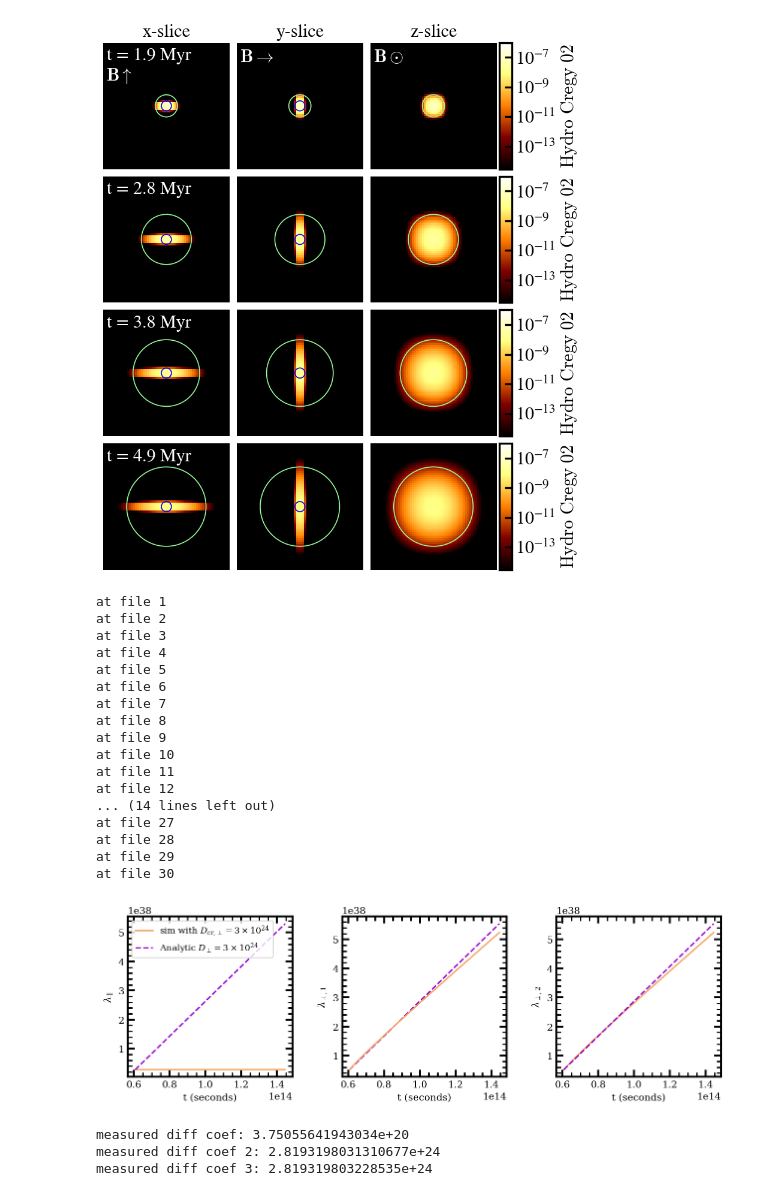
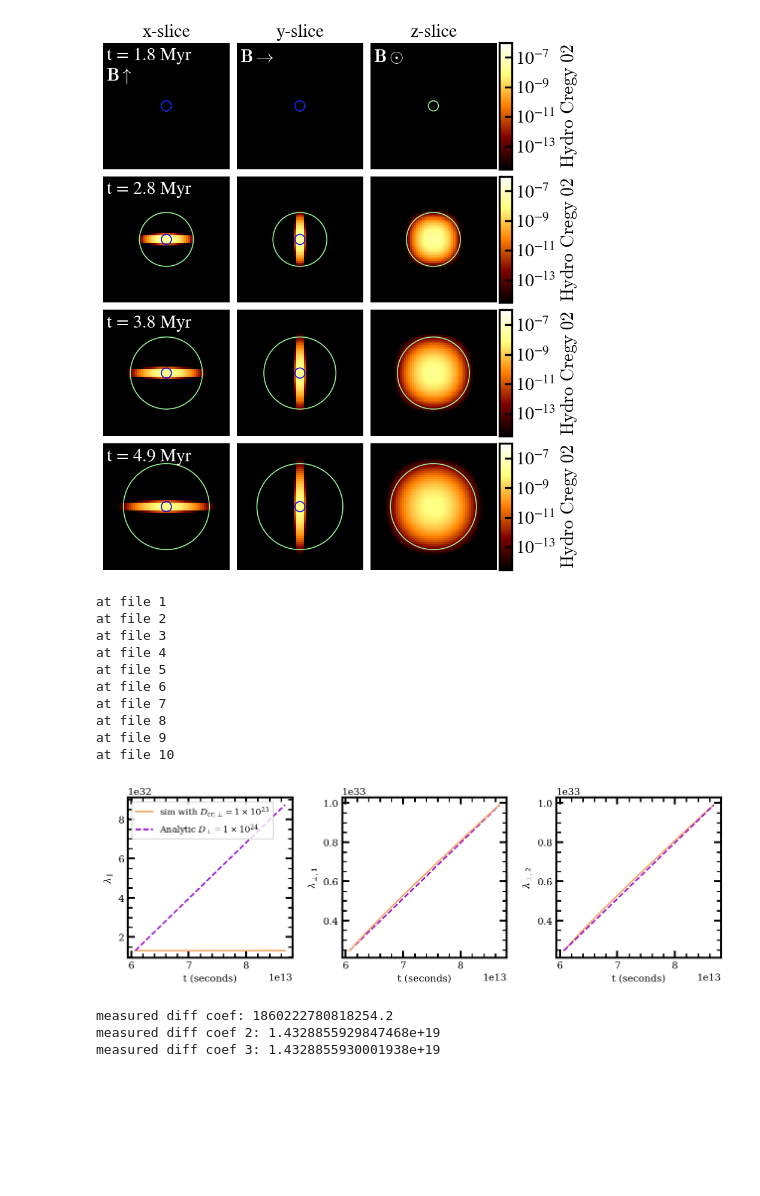
Before and after one commit to SampsonML/cr_diffusion_tools, a Jupyter notebook: cr_diffusion_ramses/analysis_blob_test_aniso_perp.ipynb, the cells around one changed output. Saved outputs shown, nothing was run; the diff lists cells and outputs as text; code cells hidden in the pictures; blank space fills up the shorter version.

```diff
--- a/cr_diffusion_ramses/analysis_blob_test_aniso_perp.ipynb
+++ b/cr_diffusion_ramses/analysis_blob_test_aniso_perp.ipynb
@@ -38,7 +38,7 @@ coords = ["x", "y", "z"]
 title = ["x-slice", "y-slice", "z-slice"]
 text = [r"$\mathbf{B} \uparrow$", r"$\mathbf{B} \rightarrow$", r"$\mathbf{B} \odot $"]
 fns = [
-    "/scratch/gpfs/ms0821/sampson_ramses/low_res_aniso_perp/output_00022/info_00022.txt",
+    "/scratch/gpfs/ms0821/sampson_ramses/low_res_aniso_perp/output_00021/info_00021.txt",
     "/scratch/gpfs/ms0821/sampson_ramses/low_res_aniso_perp/output_00032/info_00032.txt",
     "/scratch/gpfs/ms0821/sampson_ramses/low_res_aniso_perp/output_00043/info_00043.txt",
     "/scratch/gpfs/ms0821/sampson_ramses/low_res_aniso_perp/output_00054/info_00054.txt",
@@ -72,11 +72,19 @@ for fn in fns:
         ti = dsi.current_time.in_units('s')
         tf = ds.current_time.in_units('s')
 
+        # # total time
+        # init = 0.04 * 20
+        # Dcr = (3e24)**0.5
+        # t = np.array((tf - ti))**0.5
+        # dx = Dcr * np.array(t) * 3.24078e-19 + init
+
         # total time
         init = 0.04 * 20
-        Dcr = (3e24)**0.5
+        Dcr = (1e23)**0.5
+        n =  3 # number of dimensions
         t = np.array((tf - ti))**0.5
-        dx = Dcr * np.array(t) * 3.24078e-19 + init
+        t2 = np.array((tf - ti))
+        dx = 2 * n * Dcr * np.array(t) * 3.24078e-19 + init
 
     for coord in coords:
         p = yt.SlicePlot(
@@ -117,7 +125,7 @@ for fn in fns:
 
 plt.savefig("res64_no_streaming_aniso_perp_test.png")
 # %% [output]
-[figure, old version]
+[figure, new version]
 # %%
 # for field in ds.fields.gas:
 #     print(field)
@@ -132,13 +140,13 @@ eig22 = []
 eig23 = []
 time2 = []
 tol=2e-15
-for i in range(30):
+for i in range(10):
     print(f'at file {i+1}')
     idx = i + 22
     prefix = "/scratch/gpfs/ms0821/sampson_ramses/low_res_aniso_perp/output_000"
     suffix = str(idx) + "/info_000" + str(idx) + ".txt"
     filename = prefix + suffix
-    I, eigs, evec, t = cr_spatial_covariance(filename, group=2, normalize=True)
+    I, eigs, evec, t = cr_spatial_covariance(filename, group=2, normalize=True, sort=False)
     e21, e22, e23 = eigs
     eig21.append(e21)
     eig22.append(e22)
@@ -155,50 +163,46 @@ at file 7
 at file 8
 at file 9
 at file 10
-at file 11
-at file 12
-... (14 lines left out)
-at file 27
-at file 28
-at file 29
-at file 30
 # %%
 fig = plt.figure(figsize=(11,3), dpi=140)
 plt.subplots_adjust(wspace=0.3,hspace=0.4)
 
-# group 2
-end1 = eig21[0] + 6e24 * (time2[-1] - time2[0])
-end2 = eig22[0] + 6e24 * (time2[-1] - time2[0])
-end3 = eig23[0] + 6e24 * (time2[-1] - time2[0])
+# single dimension now (I think this is correct)
+n = 1
+factor = 1 / 7000
+diff = factor * 1e23 # where is this factor from
+end1 = eig21[0] + 2 * n * diff * (time2[-1] - time2[0])
+end2 = eig22[0] + 2 * n * diff * (time2[-1] - time2[0])
+end3 = eig23[0] + 2 * n * diff  * (time2[-1] - time2[0])
 
 # analytic functions
 ana1 = np.linspace(eig21[0], end1,len(time2))
 ana2 = np.linspace(eig22[0], end2,len(time2))
 ana3 = np.linspace(eig23[0], end3,len(time2))
 
 # plot the beast
 plt.subplot(1,3,1)
-plt.plot(time2, eig21, color='sandybrown',label=r"sim with $D_{cr,\perp}=3 \times 10^{24}$")
-plt.plot(time2, ana1, ls='--', color='darkviolet', label=r"Analytic $D_{\perp} = 3 \times 10^{24}$")
+plt.plot(time2, eig21, color='sandybrown',label=r"sim with $D_{cr,\perp}=1 \times 10^{23}$")
+plt.plot(time2, ana1, ls='--', color='darkviolet', label=r"Analytic $D_{\perp} = 1 \times 10^{24}$")
 plt.legend(fontsize=9)
 plt.ylabel(r'$\lambda_{\parallel}$')
 plt.xlabel('t (seconds)')
 
 plt.subplot(1,3,2)
 plt.plot(time2, ana2, ls='--', color='darkviolet')
 plt.plot(time2, eig22, color='sandybrown')
 plt.ylabel(r'$\lambda_{\perp,1}$')
 plt.xlabel('t (seconds)')
 plt.subplot(1,3,3)
 
 plt.plot(time2, eig23, color='sandybrown')
 plt.plot(time2, ana3, ls='--', color='darkviolet')
 plt.ylabel(r'$\lambda_{\perp,2}$')
 plt.xlabel('t (seconds)')
 
 plt.savefig("res64_no_turb_no_streaming_aniso_perp.png")
 # %% [output]
-[figure, old version]
+[figure, new version]
 # %%
 # naive gradient measurements -- assuming Gaussian diffusion
 gradient = (eig21[-1] - eig21[0]) / (time2[-1] - time2[0]) / 2 # factor to go from MSD to diffusion coef
@@ -209,6 +213,6 @@ print(f"measured diff coef: {gradient}")
 print(f"measured diff coef 2: {gradient2}")
 print(f"measured diff coef 3: {gradient3}")
 # %% [output]
-measured diff coef: 3.75055641943034e+20
-measured diff coef 2: 2.8193198031310677e+24
-measured diff coef 3: 2.819319803228535e+24
+measured diff coef: 1860222780818254.2
+measured diff coef 2: 1.4328855929847468e+19
+measured diff coef 3: 1.4328855930001938e+19
```
